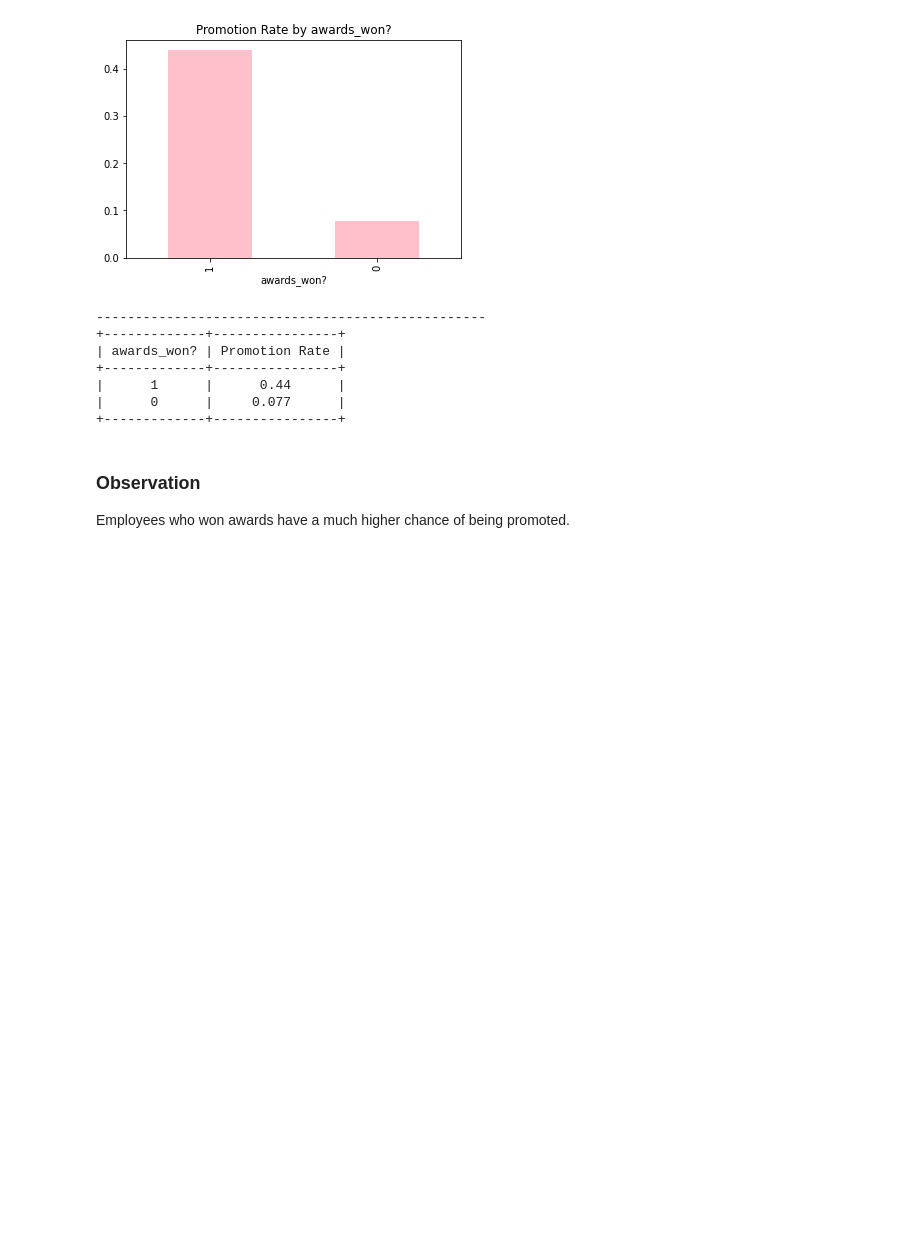
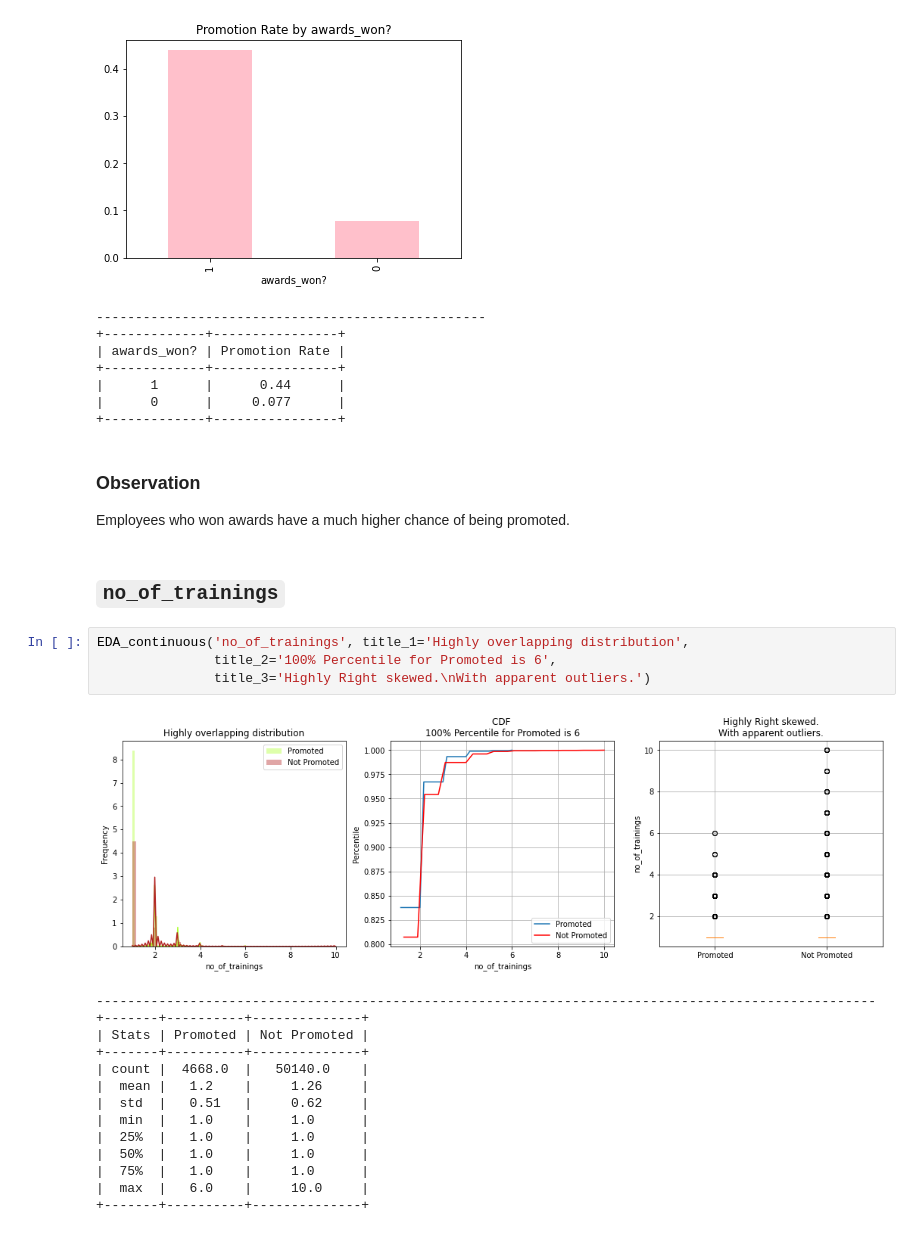
Before and after one commit to gunnerVivek/Employee-Promotion, a Jupyter notebook: 1-Analysis.ipynb, the cells around one changed output. Drawn from its saved outputs; the diff is of its cells as text; blank space fills up the shorter version.

Commit message:
notebook: add Eda for no_of_trainings variable

```diff
--- a/1-Analysis.ipynb
+++ b/1-Analysis.ipynb
@@ -588,3 +588,24 @@ There are 2 unique categories in awards_won?: [0 1].
 # %% [markdown]
 ### Observation
 Employees who won awards have a much higher chance of being promoted.
+# %% [markdown]
+## `no_of_trainings`
+# %%
+EDA_continuous('no_of_trainings', title_1='Highly overlapping distribution',
+               title_2='100% Percentile for Promoted is 6',
+               title_3='Highly Right skewed.\nWith apparent outliers.')
+# %% [output]
+[figure, added]
+----------------------------------------------------------------------------------------------------
++-------+----------+--------------+
+| Stats | Promoted | Not Promoted |
++-------+----------+--------------+
+| count |  4668.0  |   50140.0    |
+|  mean |   1.2    |     1.26     |
+|  std  |   0.51   |     0.62     |
+|  min  |   1.0    |     1.0      |
+|  25%  |   1.0    |     1.0      |
+|  50%  |   1.0    |     1.0      |
+|  75%  |   1.0    |     1.0      |
+|  max  |   6.0    |     10.0     |
++-------+----------+--------------+
```
Also changed, not shown: parts of 1 cell of this notebook.
